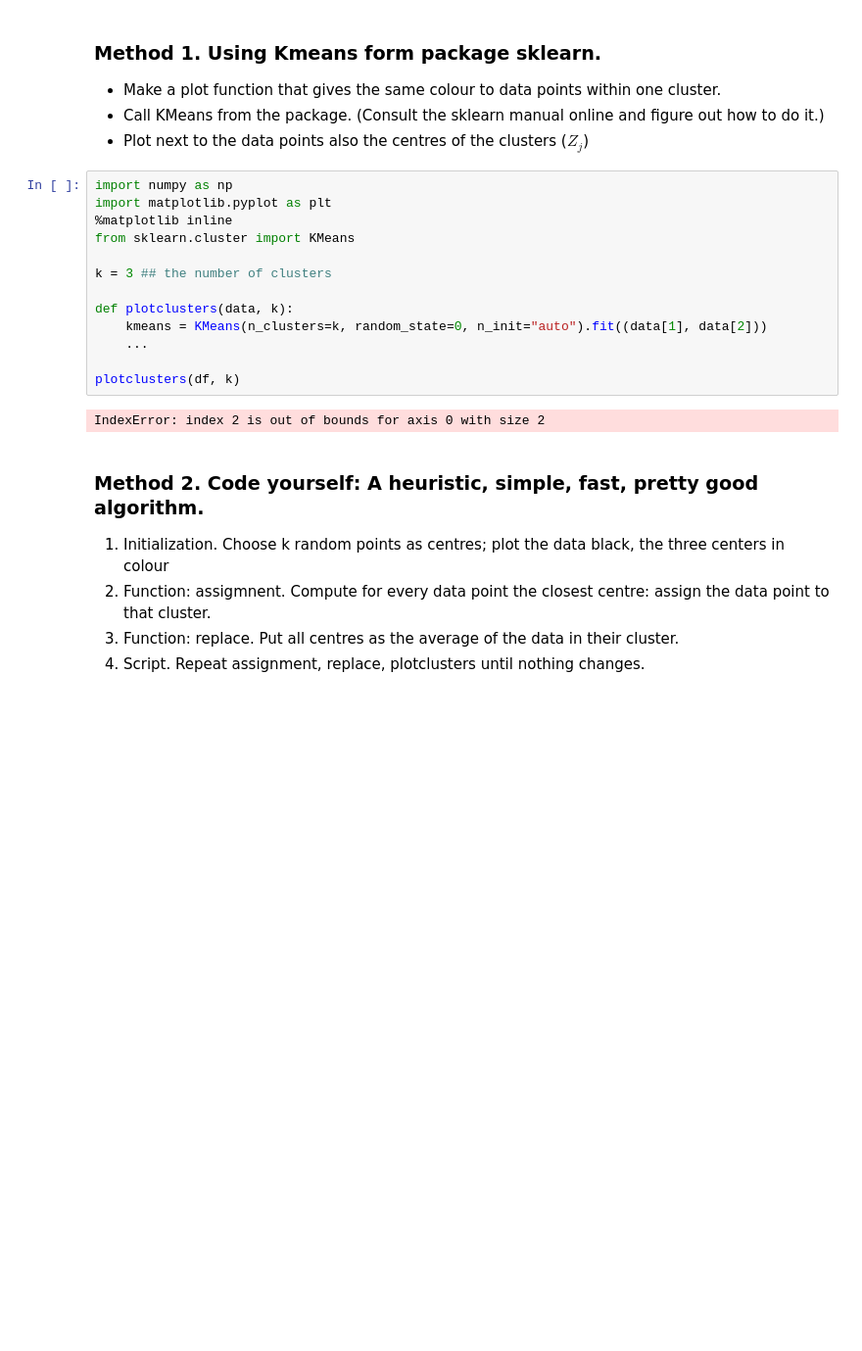
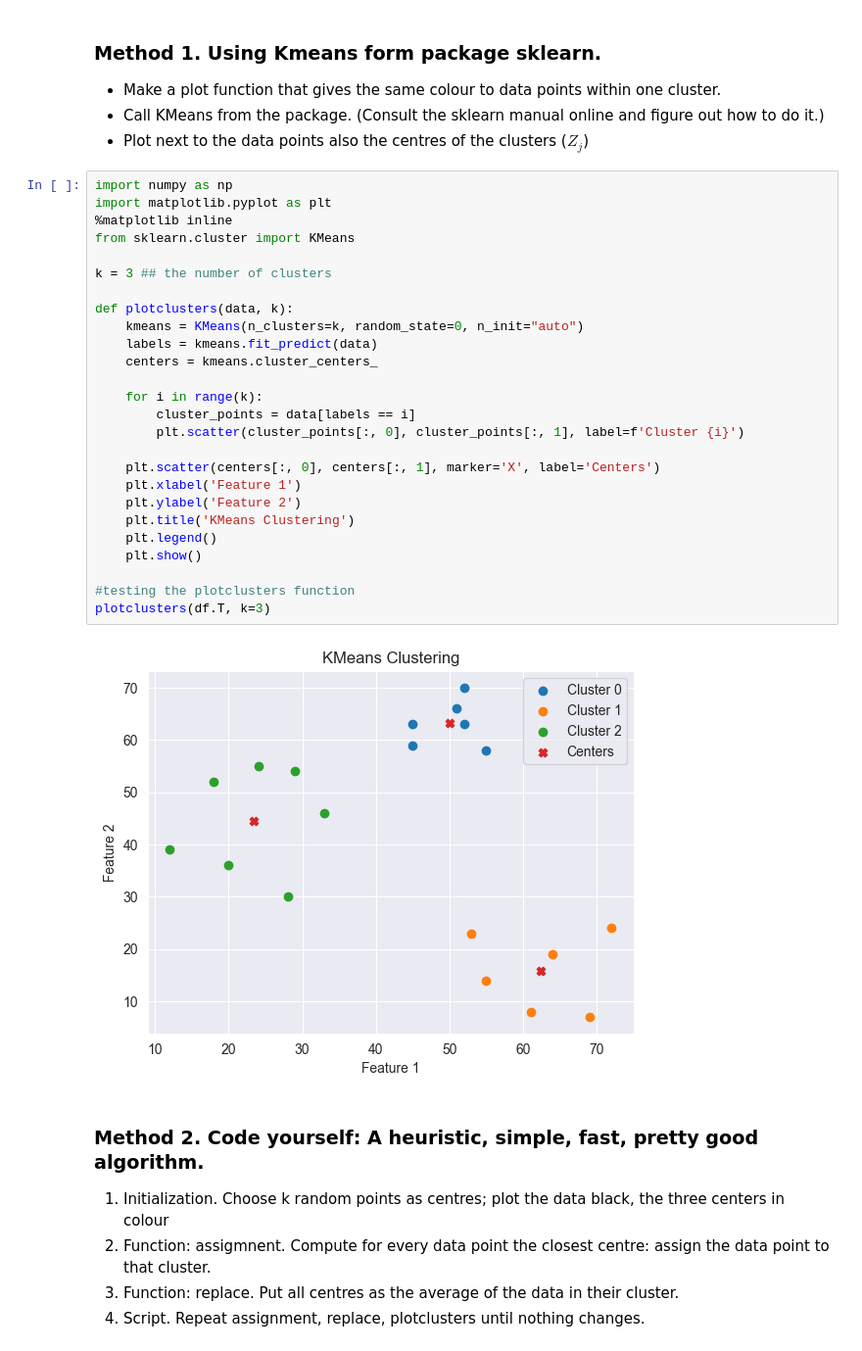
Before and after one commit to BenVigos/Machine-Learning, a Jupyter notebook: Assignment 3/Kmeans_assignment_2025_student.ipynb, the cells around one changed output. Shown: that part at 98% size. Saved outputs shown, nothing was run; the diff lists cells and outputs as text; blank space fills up the shorter version.

Commit message:
starting block 6 of kmeans

```diff
--- a/Assignment 3/Kmeans_assignment_2025_student.ipynb
+++ b/Assignment 3/Kmeans_assignment_2025_student.ipynb
@@ -49,18 +49,31 @@ plt.show()
 # %%
 import numpy as np
 import matplotlib.pyplot as plt
 %matplotlib inline
 from sklearn.cluster import KMeans
 
 k = 3 ## the number of clusters
 
 def plotclusters(data, k):
-    kmeans = KMeans(n_clusters=k, random_state=0, n_init="auto").fit((data[1], data[2]))
-    ...
+    kmeans = KMeans(n_clusters=k, random_state=0, n_init="auto")
+    labels = kmeans.fit_predict(data)
+    centers = kmeans.cluster_centers_
 
-plotclusters(df, k)
+    for i in range(k):
+        cluster_points = data[labels == i]
+        plt.scatter(cluster_points[:, 0], cluster_points[:, 1], label=f'Cluster {i}')
+
+    plt.scatter(centers[:, 0], centers[:, 1], marker='X', label='Centers')
+    plt.xlabel('Feature 1')
+    plt.ylabel('Feature 2')
+    plt.title('KMeans Clustering')
+    plt.legend()
+    plt.show()
+
+#testing the plotclusters function
+plotclusters(df.T, k=3)
 # %% [output]
-IndexError: index 2 is out of bounds for axis 0 with size 2
+[figure, added]
 # %% [markdown]
 ### Method 2. Code yourself: A heuristic, simple, fast, pretty good algorithm.
 
```
Also changed, not shown: parts of 5 cells of this notebook.
